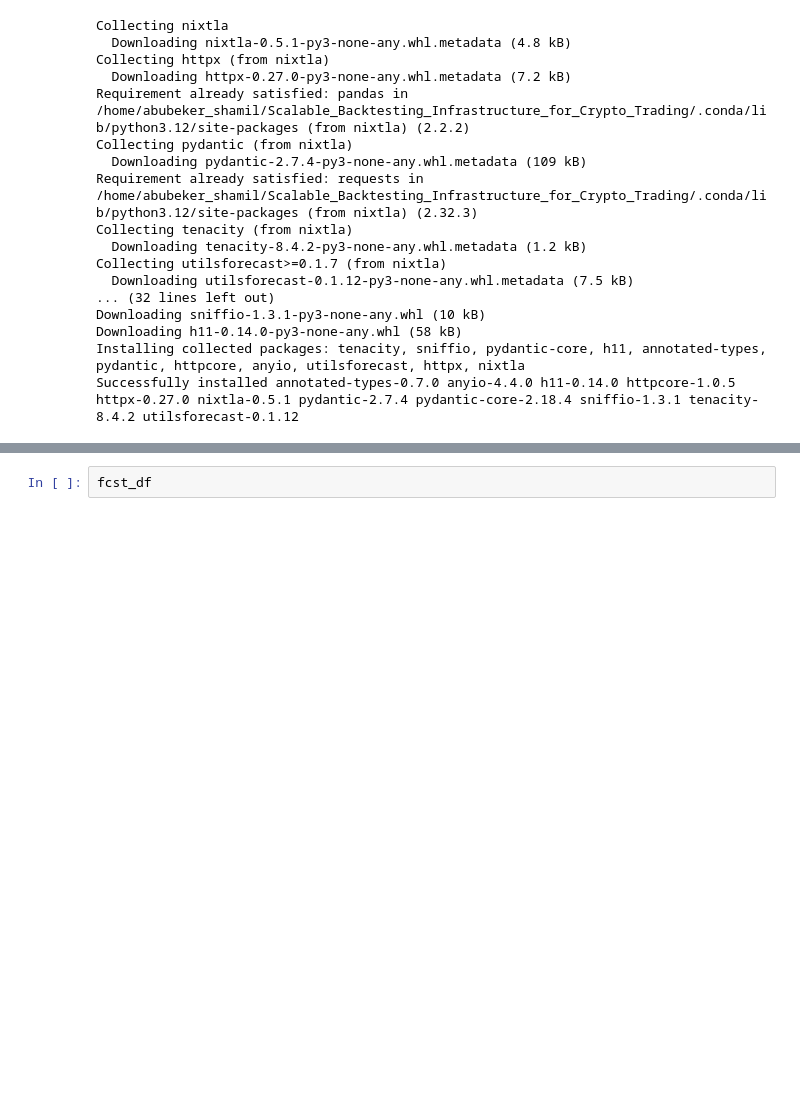
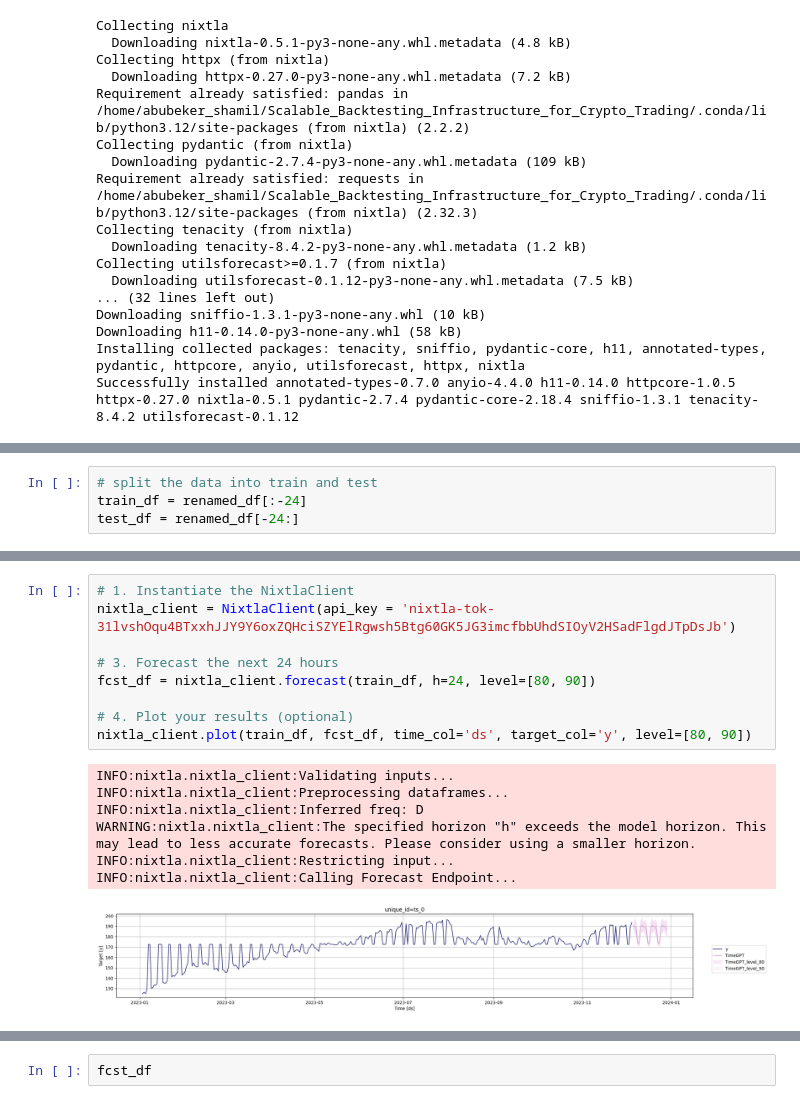
Before and after one commit to 10Accademy-InsightStreamInc/Scalable_Backtesting_Infrastructure_for_Crypto_Trading, a Jupyter notebook: notebooks/lstm.ipynb, the cells around one changed output, grey strips where cells are left out. Drawn from its saved outputs; the diff is of its cells as text; blank space fills up the shorter version.

```diff
--- a/notebooks/lstm.ipynb
+++ b/notebooks/lstm.ipynb
@@ -71,0 +149,4 @@ df['Close'].values[-len(predictions) + i]
+# %%
+# split the data into train and test
+train_df = renamed_df[:-24]
+test_df = renamed_df[-24:]
@@ -88,0 +178,17 @@ INFO:matplotlib.font_manager:generated new fontManager
+# %%
+# 1. Instantiate the NixtlaClient
+nixtla_client = NixtlaClient(api_key = 'nixtla-tok-31lvshOqu4BTxxhJJY9Y6oxZQHciSZYElRgwsh5Btg60GK5JG3imcfbbUhdSIOyV2HSadFlgdJTpDsJb')
+
+# 3. Forecast the next 24 hours
+fcst_df = nixtla_client.forecast(train_df, h=24, level=[80, 90])
+
+# 4. Plot your results (optional)
+nixtla_client.plot(train_df, fcst_df, time_col='ds', target_col='y', level=[80, 90])
+# %% [output]
+INFO:nixtla.nixtla_client:Validating inputs...
+INFO:nixtla.nixtla_client:Preprocessing dataframes...
+INFO:nixtla.nixtla_client:Inferred freq: D
+WARNING:nixtla.nixtla_client:The specified horizon "h" exceeds the model horizon. This may lead to less accurate forecasts. Please consider using a smaller horizon.
+INFO:nixtla.nixtla_client:Restricting input...
+INFO:nixtla.nixtla_client:Calling Forecast Endpoint...
+[figure, added]
```
Also changed, not shown: parts of 26 cells of this notebook, 21 other files.
